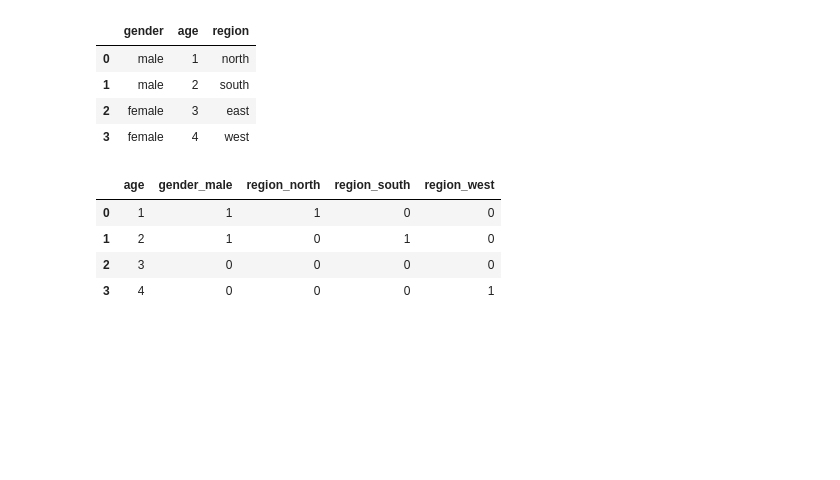
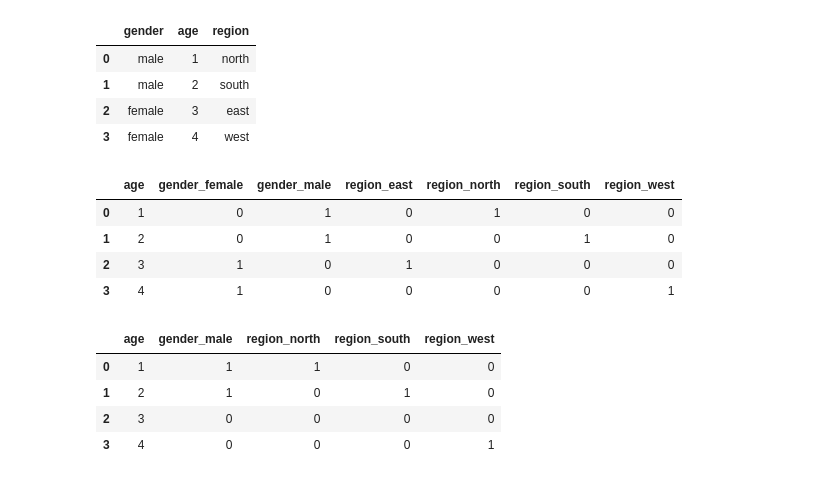
Before and after one commit to arjunc12/cmpinf2120-notebooks, a Jupyter notebook: Regression-and-Classification/dummy-variables.ipynb, the cells around one changed output. Saved outputs shown, nothing was run; the diff lists cells and outputs as text; code cells hidden in the pictures; blank space fills up the shorter version.

```diff
--- a/Regression-and-Classification/dummy-variables.ipynb
+++ b/Regression-and-Classification/dummy-variables.ipynb
@@ -37,6 +37,14 @@ dummies
 | 1 | male | 2 | south |
 | 2 | female | 3 | east |
 | 3 | female | 4 | west |
+# %%
+pd.get_dummies(dummies)
+# %% [output]
+|  | age | gender_female | gender_male | region_east | region_north | region_south | region_west |
+| 0 | 1 | 0 | 1 | 0 | 1 | 0 | 0 |
+| 1 | 2 | 0 | 1 | 0 | 0 | 1 | 0 |
+| 2 | 3 | 1 | 0 | 1 | 0 | 0 | 0 |
+| 3 | 4 | 1 | 0 | 0 | 0 | 0 | 1 |
 # %%
 pd.get_dummies(dummies, drop_first=True)
 # %% [output]
```
Also changed, not shown: 3 other files.
